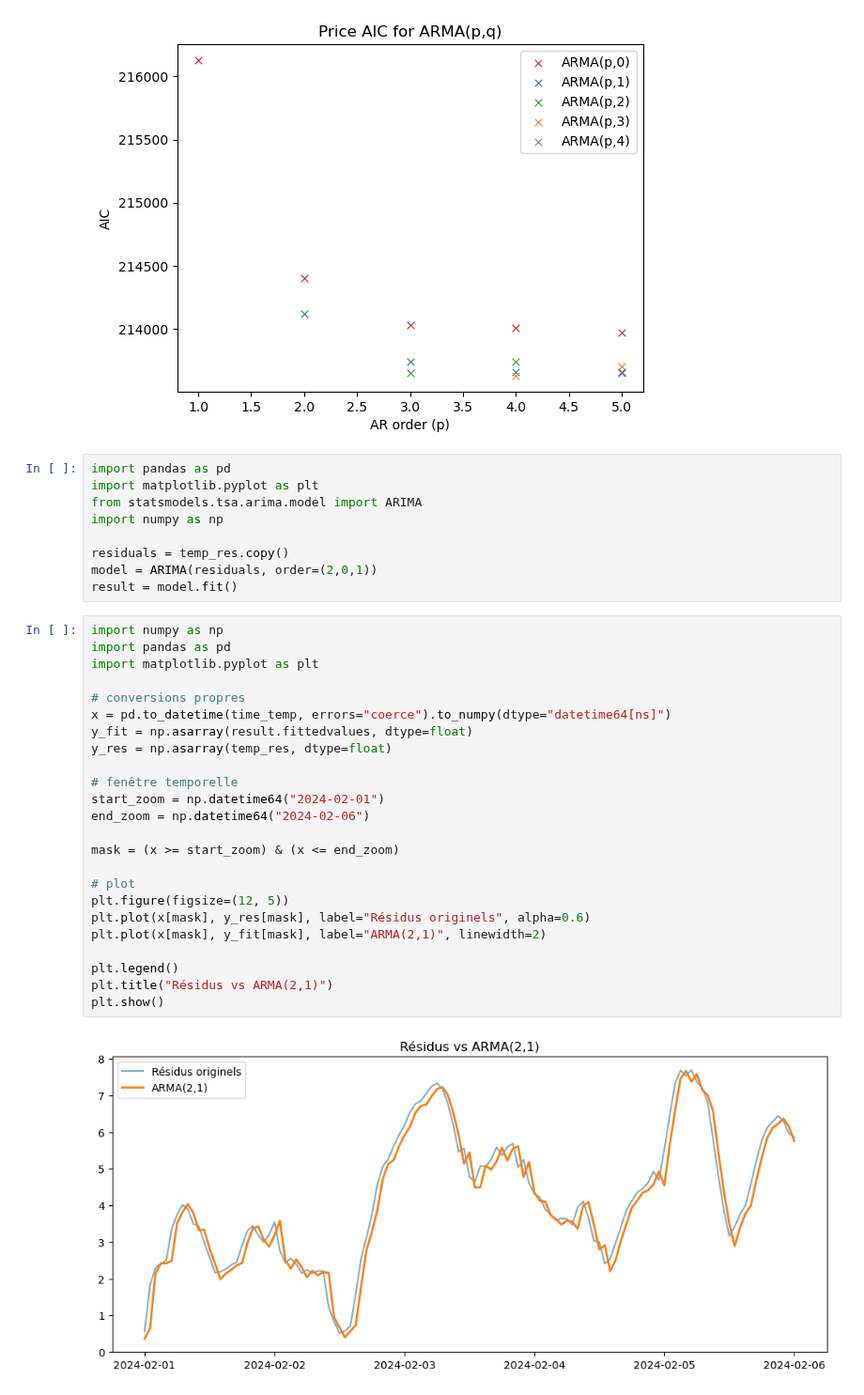
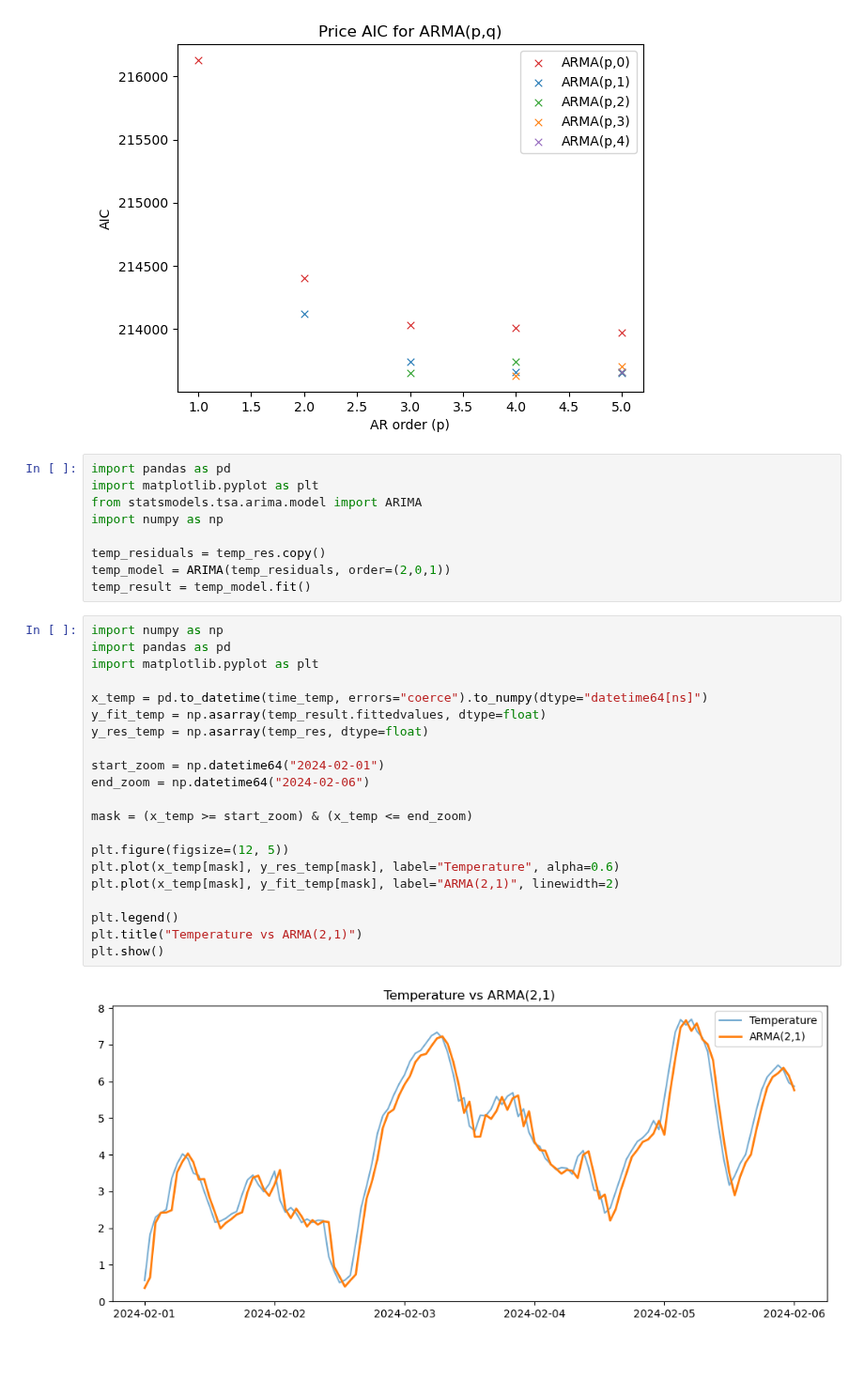
Before and after one commit to gabrielprieurq/carma-quonto, a Jupyter notebook: notebooks/03arma_order.ipynb, the cells around one changed output. Shown at 94% size. Drawn from its saved outputs; the diff is of its cells as text; blank space fills up the shorter version.

```diff
--- a/notebooks/03arma_order.ipynb
+++ b/notebooks/03arma_order.ipynb
@@ -184,32 +184,29 @@ import matplotlib.pyplot as plt
 from statsmodels.tsa.arima.model import ARIMA
 import numpy as np
 
-residuals = temp_res.copy()
-model = ARIMA(residuals, order=(2,0,1))
-result = model.fit()
+temp_residuals = temp_res.copy()
+temp_model = ARIMA(temp_residuals, order=(2,0,1))
+temp_result = temp_model.fit()
 # %%
 import numpy as np
 import pandas as pd
 import matplotlib.pyplot as plt
 
-# conversions propres
-x = pd.to_datetime(time_temp, errors="coerce").to_numpy(dtype="datetime64[ns]")
-y_fit = np.asarray(result.fittedvalues, dtype=float)
-y_res = np.asarray(temp_res, dtype=float)
+x_temp = pd.to_datetime(time_temp, errors="coerce").to_numpy(dtype="datetime64[ns]")
+y_fit_temp = np.asarray(temp_result.fittedvalues, dtype=float)
+y_res_temp = np.asarray(temp_res, dtype=float)
 
-# fenêtre temporelle
 start_zoom = np.datetime64("2024-02-01")
 end_zoom = np.datetime64("2024-02-06")
 
-mask = (x >= start_zoom) & (x <= end_zoom)
+mask = (x_temp >= start_zoom) & (x_temp <= end_zoom)
 
-# plot
 plt.figure(figsize=(12, 5))
-plt.plot(x[mask], y_res[mask], label="Résidus originels", alpha=0.6)
-plt.plot(x[mask], y_fit[mask], label="ARMA(2,1)", linewidth=2)
+plt.plot(x_temp[mask], y_res_temp[mask], label="Temperature", alpha=0.6)
+plt.plot(x_temp[mask], y_fit_temp[mask], label="ARMA(2,1)", linewidth=2)
 
 plt.legend()
-plt.title("Résidus vs ARMA(2,1)")
+plt.title("Temperature vs ARMA(2,1)")
 plt.show()
 # %% [output]
-[figure, old version]
+[figure, new version]
```
Also changed, not shown: parts of 8 cells of this notebook, 9 other files.
